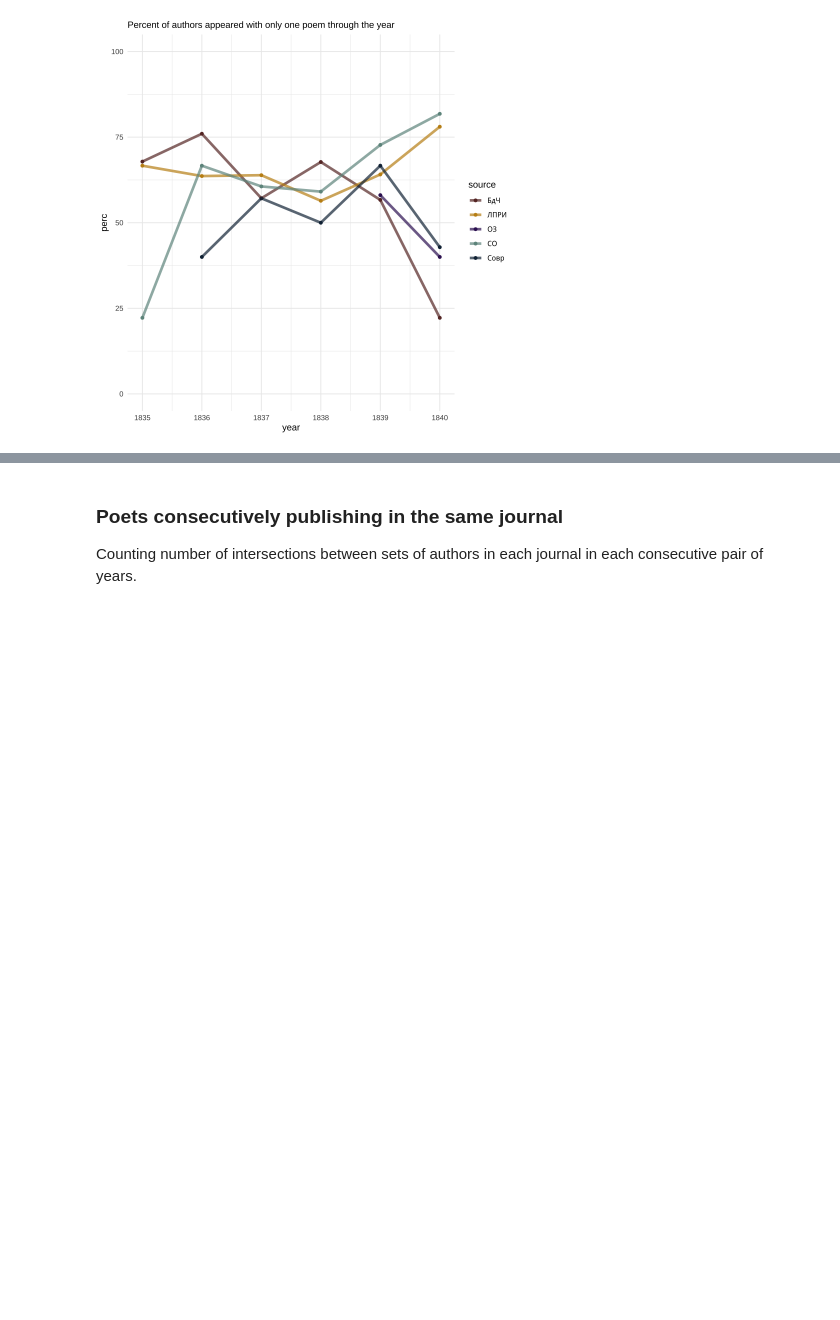
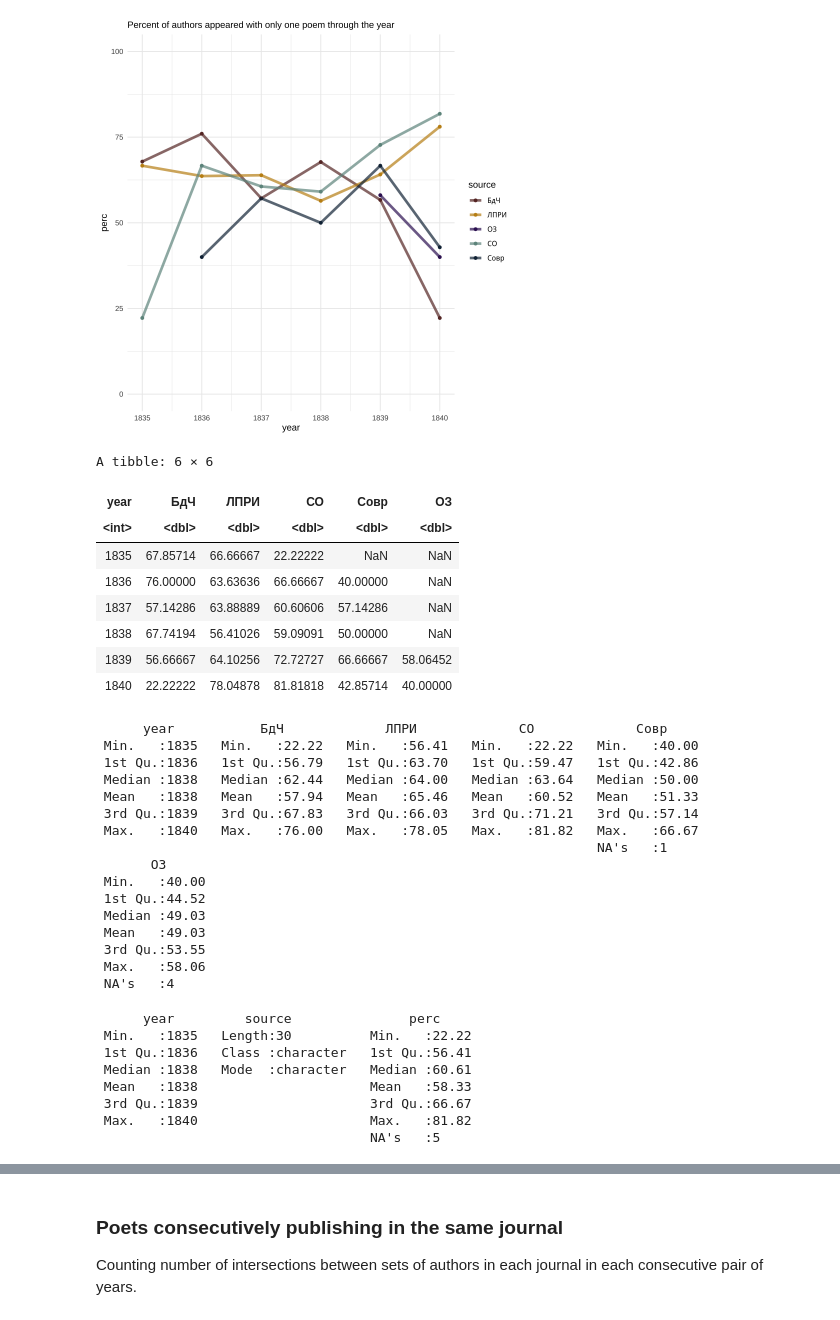
Before and after one commit to tonyamart/corpus35_pr, a Jupyter notebook: scr/02_chapter/02_2_periodicals_overview.ipynb, the cells around one changed output, grey strips where cells are left out. Cells and saved outputs as stored; diff of their text form; code cells hidden in the pictures; blank space fills up the shorter version.

```diff
--- a/scr/02_chapter/02_2_periodicals_overview.ipynb
+++ b/scr/02_chapter/02_2_periodicals_overview.ipynb
@@ -866,3 +887,50 @@ Warning message:
 Warning message:
 “Removed 5 rows containing missing values (`geom_line()`).”
 [figure]
+# %%
+ot_journals <- tibble(year = years,
+       source = sources,
+       perc = perc) %>%
+  pivot_wider(names_from = source, values_from = perc)
+
+ot_journals
+summary(ot_journals)
+
+
+tibble(year = years,
+       source = sources,
+       perc = perc) %>% summary(perc)
+# %% [output]
+A tibble: 6 × 6
+| year | БдЧ | ЛПРИ | СО | Совр | ОЗ |
+| <int> | <dbl> | <dbl> | <dbl> | <dbl> | <dbl> |
+| 1835 | 67.85714 | 66.66667 | 22.22222 | NaN | NaN |
+| 1836 | 76.00000 | 63.63636 | 66.66667 | 40.00000 | NaN |
+| 1837 | 57.14286 | 63.88889 | 60.60606 | 57.14286 | NaN |
+| 1838 | 67.74194 | 56.41026 | 59.09091 | 50.00000 | NaN |
+| 1839 | 56.66667 | 64.10256 | 72.72727 | 66.66667 | 58.06452 |
+| 1840 | 22.22222 | 78.04878 | 81.81818 | 42.85714 | 40.00000 |
+      year           БдЧ             ЛПРИ             СО             Совр
+ Min.   :1835   Min.   :22.22   Min.   :56.41   Min.   :22.22   Min.   :40.00
+ 1st Qu.:1836   1st Qu.:56.79   1st Qu.:63.70   1st Qu.:59.47   1st Qu.:42.86
+ Median :1838   Median :62.44   Median :64.00   Median :63.64   Median :50.00
+ Mean   :1838   Mean   :57.94   Mean   :65.46   Mean   :60.52   Mean   :51.33
+ 3rd Qu.:1839   3rd Qu.:67.83   3rd Qu.:66.03   3rd Qu.:71.21   3rd Qu.:57.14
+ Max.   :1840   Max.   :76.00   Max.   :78.05   Max.   :81.82   Max.   :66.67
+                                                                NA's   :1
+       ОЗ
+ Min.   :40.00
+ 1st Qu.:44.52
+ Median :49.03
+ Mean   :49.03
+ 3rd Qu.:53.55
+ Max.   :58.06
+ NA's   :4
+      year         source               perc
+ Min.   :1835   Length:30          Min.   :22.22
+ 1st Qu.:1836   Class :character   1st Qu.:56.41
+ Median :1838   Mode  :character   Median :60.61
+ Mean   :1838                      Mean   :58.33
+ 3rd Qu.:1839                      3rd Qu.:66.67
+ Max.   :1840                      Max.   :81.82
+                                   NA's   :5
```
Also changed, not shown: parts of 9 cells of this notebook, 1 other file.
